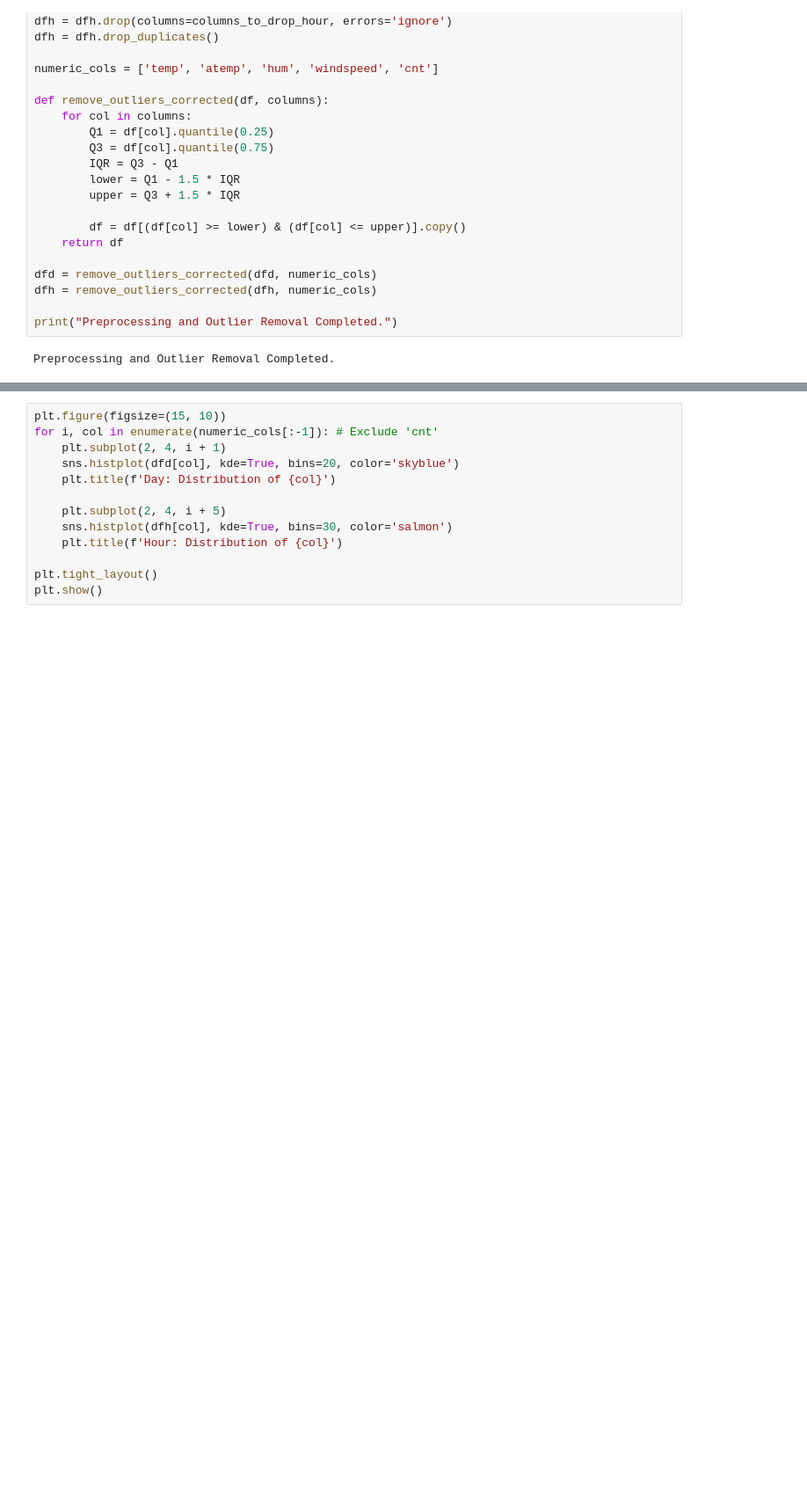
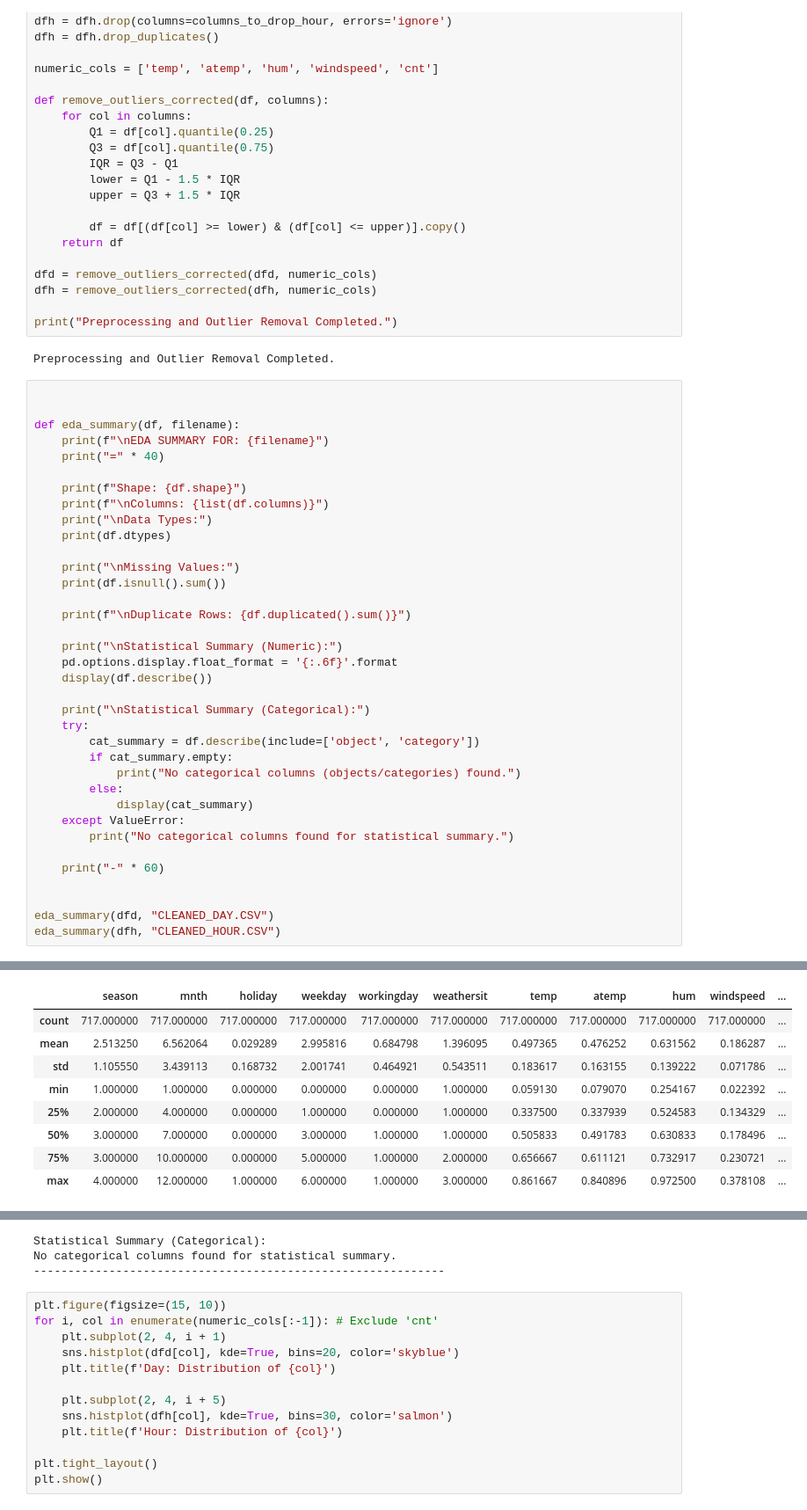
Before and after one commit to springboardmentor2468a-lab/Projects_2, a Jupyter notebook: week-4.ipynb, the cells around one changed output, grey strips where cells are left out. Shown at 88% size. Cells and saved outputs as stored; diff of their text form; blank space fills up the shorter version.

```diff
--- a/week-4.ipynb
+++ b/week-4.ipynb
@@ -38,3 +38,40 @@ dfh = remove_outliers_corrected(dfh, numeric_cols)
 print("Preprocessing and Outlier Removal Completed.")
 # %% [output]
 Preprocessing and Outlier Removal Completed.
+# %%
+
+
+def eda_summary(df, filename):
+    print(f"\nEDA SUMMARY FOR: {filename}")
+    print("=" * 40)
+
+    print(f"Shape: {df.shape}")
+    print(f"\nColumns: {list(df.columns)}")
+    print("\nData Types:")
+    print(df.dtypes)
+
+    print("\nMissing Values:")
+    print(df.isnull().sum())
+
+    print(f"\nDuplicate Rows: {df.duplicated().sum()}")
+
+    print("\nStatistical Summary (Numeric):")
+    pd.options.display.float_format = '{:.6f}'.format
+    display(df.describe())
+
+    print("\nStatistical Summary (Categorical):")
+    try:
+        cat_summary = df.describe(include=['object', 'category'])
+        if cat_summary.empty:
+            print("No categorical columns (objects/categories) found.")
+        else:
+            display(cat_summary)
+    except ValueError:
+        print("No categorical columns found for statistical summary.")
+
+    print("-" * 60)
+
+
+eda_summary(dfd, "CLEANED_DAY.CSV")
+eda_summary(dfh, "CLEANED_HOUR.CSV")
+# %% [output]
@@ -40,0 +95,9 @@ Preprocessing and Outlier Removal Completed.
+|  | season | mnth | holiday | weekday | workingday | weathersit | temp | atemp | hum | windspeed | ... |
+| count | 717.000000 | 717.000000 | 717.000000 | 717.000000 | 717.000000 | 717.000000 | 717.000000 | 717.000000 | 717.000000 | 717.000000 | ... |
+| mean | 2.513250 | 6.562064 | 0.029289 | 2.995816 | 0.684798 | 1.396095 | 0.497365 | 0.476252 | 0.631562 | 0.186287 | ... |
+| std | 1.105550 | 3.439113 | 0.168732 | 2.001741 | 0.464921 | 0.543511 | 0.183617 | 0.163155 | 0.139222 | 0.071786 | ... |
+| min | 1.000000 | 1.000000 | 0.000000 | 0.000000 | 0.000000 | 1.000000 | 0.059130 | 0.079070 | 0.254167 | 0.022392 | ... |
+| 25% | 2.000000 | 4.000000 | 0.000000 | 1.000000 | 0.000000 | 1.000000 | 0.337500 | 0.337939 | 0.524583 | 0.134329 | ... |
+| 50% | 3.000000 | 7.000000 | 0.000000 | 3.000000 | 1.000000 | 1.000000 | 0.505833 | 0.491783 | 0.630833 | 0.178496 | ... |
+| 75% | 3.000000 | 10.000000 | 0.000000 | 5.000000 | 1.000000 | 2.000000 | 0.656667 | 0.611121 | 0.732917 | 0.230721 | ... |
+| max | 4.000000 | 12.000000 | 1.000000 | 6.000000 | 1.000000 | 3.000000 | 0.861667 | 0.840896 | 0.972500 | 0.378108 | ... |
@@ -41,3 +130,6 @@ Preprocessing and Outlier Removal Completed.
+Statistical Summary (Categorical):
+No categorical columns found for statistical summary.
+------------------------------------------------------------
 # %%
 plt.figure(figsize=(15, 10))
 for i, col in enumerate(numeric_cols[:-1]): # Exclude 'cnt'
```
Also changed, not shown: parts of 1 cell of this notebook.
